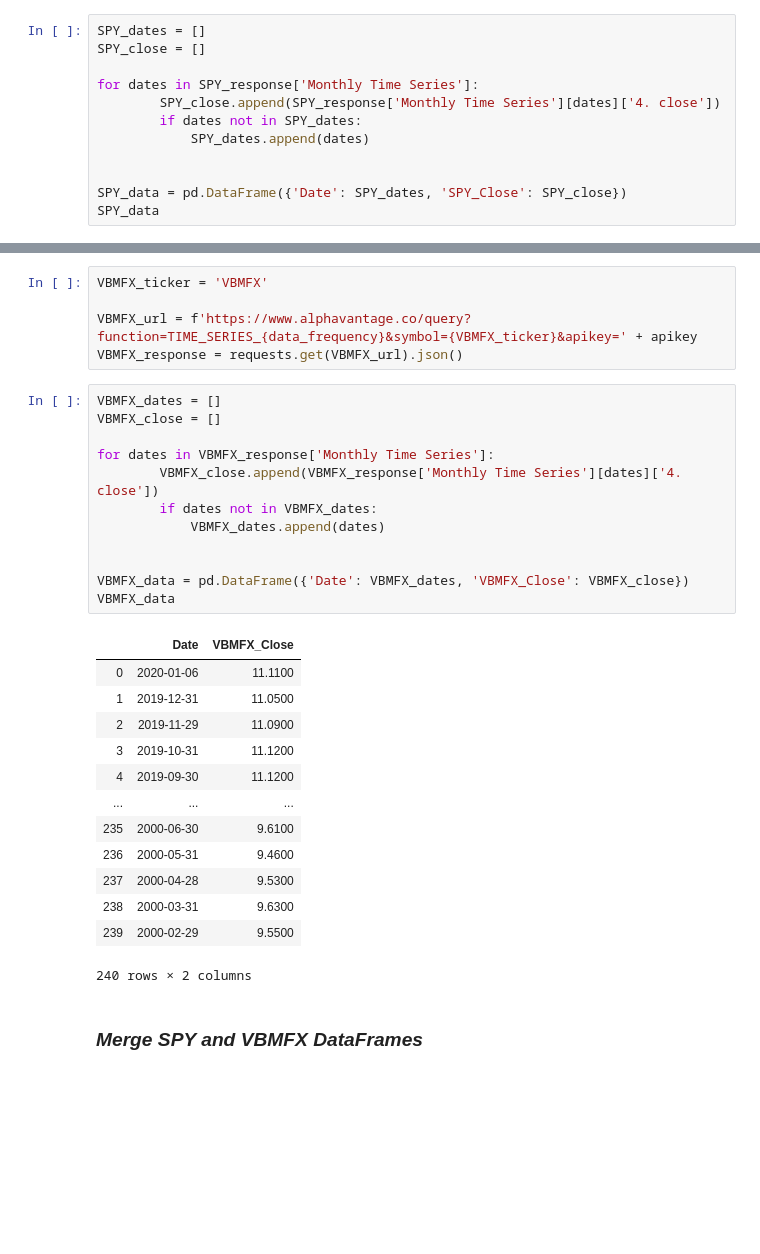
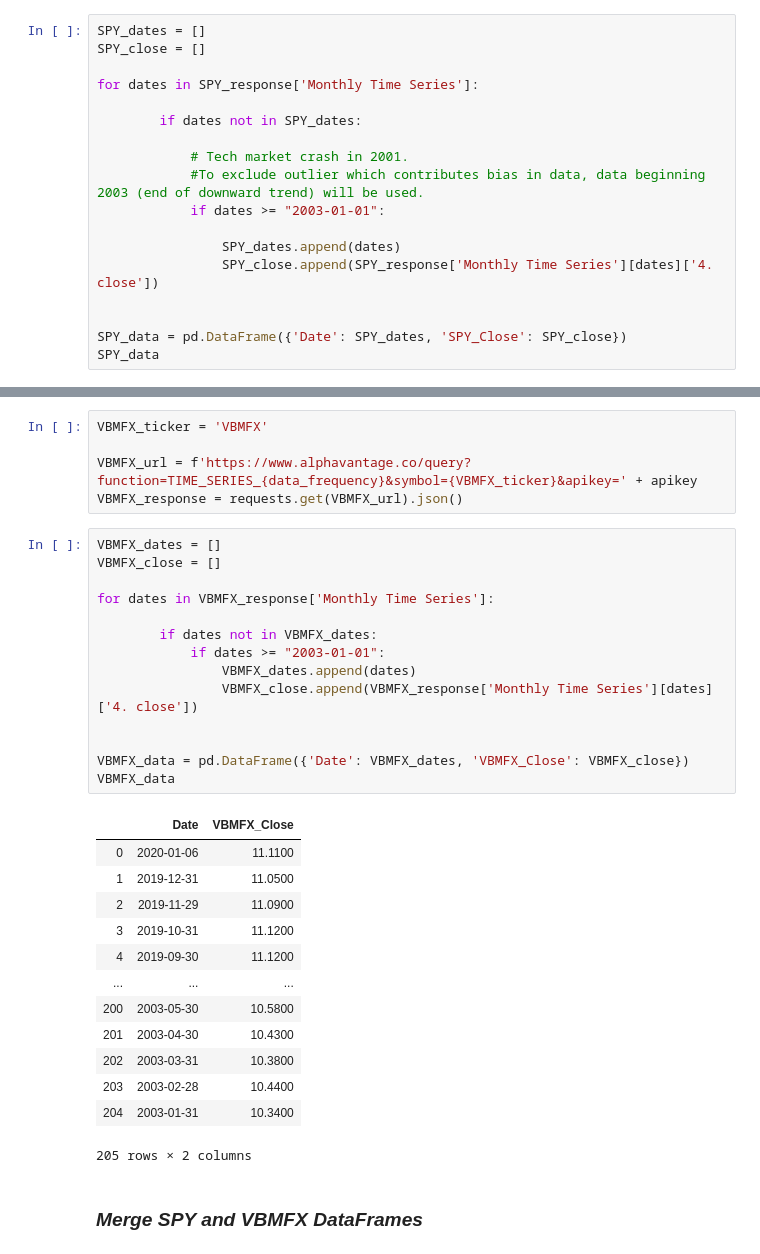
Before and after one commit to hmars333/Project-2-Group-4, a Jupyter notebook: MarketScrape.ipynb, the cells around one changed output, grey strips where cells are left out. Drawn from its saved outputs; the diff is of its cells as text; blank space fills up the shorter version.

```diff
--- a/MarketScrape.ipynb
+++ b/MarketScrape.ipynb
@@ -29,9 +33,15 @@ SPY_dates = []
 SPY_close = []
 
 for dates in SPY_response['Monthly Time Series']:
-        SPY_close.append(SPY_response['Monthly Time Series'][dates]['4. close'])
+
         if dates not in SPY_dates:
-            SPY_dates.append(dates)
+
+            # Tech market crash in 2001.
+            #To exclude outlier which contributes bias in data, data beginning 2003 (end of downward trend) will be used.
+            if dates >= "2003-01-01":
+
+                SPY_dates.append(dates)
+                SPY_close.append(SPY_response['Monthly Time Series'][dates]['4. close'])
 
 
 SPY_data = pd.DataFrame({'Date': SPY_dates, 'SPY_Close': SPY_close})
@@ -60,29 +70,31 @@ VBMFX_response = requests.get(VBMFX_url).json()
 # %%
 VBMFX_dates = []
 VBMFX_close = []
 
 for dates in VBMFX_response['Monthly Time Series']:
-        VBMFX_close.append(VBMFX_response['Monthly Time Series'][dates]['4. close'])
+
         if dates not in VBMFX_dates:
-            VBMFX_dates.append(dates)
+            if dates >= "2003-01-01":
+                VBMFX_dates.append(dates)
+                VBMFX_close.append(VBMFX_response['Monthly Time Series'][dates]['4. close'])
 
 
 VBMFX_data = pd.DataFrame({'Date': VBMFX_dates, 'VBMFX_Close': VBMFX_close})
 VBMFX_data
 # %% [output]
 |  | Date | VBMFX_Close |
 | 0 | 2020-01-06 | 11.1100 |
 | 1 | 2019-12-31 | 11.0500 |
 | 2 | 2019-11-29 | 11.0900 |
 | 3 | 2019-10-31 | 11.1200 |
 | 4 | 2019-09-30 | 11.1200 |
 | ... | ... | ... |
-| 235 | 2000-06-30 | 9.6100 |
-| 236 | 2000-05-31 | 9.4600 |
-| 237 | 2000-04-28 | 9.5300 |
-| 238 | 2000-03-31 | 9.6300 |
-| 239 | 2000-02-29 | 9.5500 |
+| 200 | 2003-05-30 | 10.5800 |
+| 201 | 2003-04-30 | 10.4300 |
+| 202 | 2003-03-31 | 10.3800 |
+| 203 | 2003-02-28 | 10.4400 |
+| 204 | 2003-01-31 | 10.3400 |
-240 rows × 2 columns
+205 rows × 2 columns
 # %% [markdown]
 ### *Merge SPY and VBMFX DataFrames*
 # %%
```
Also changed, not shown: parts of 22 cells of this notebook, 1 other file.
